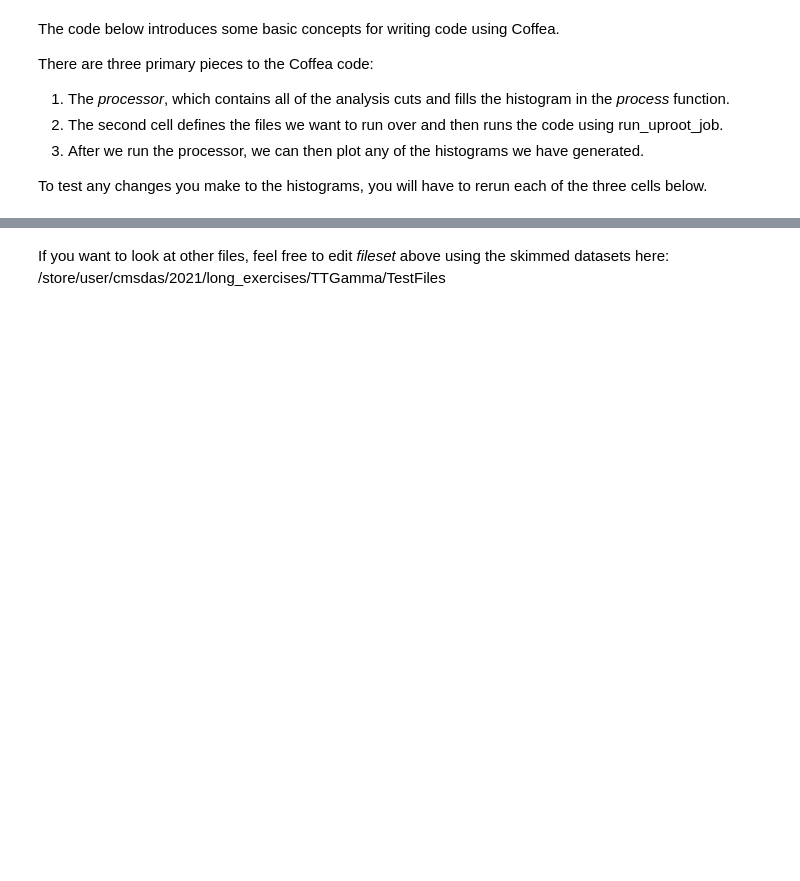
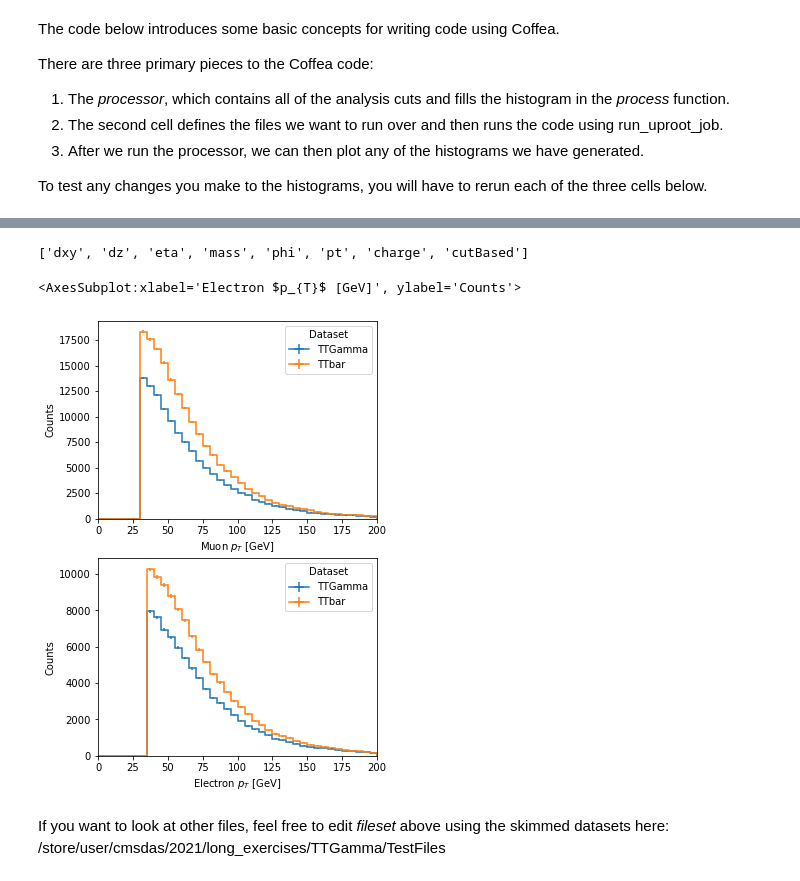
Before and after one commit to xingchen-fan/TTGamma_LongExercise, a Jupyter notebook: TTGammaSelection.ipynb, the cells around one changed output, grey strips where cells are left out. Drawn from its saved outputs; the diff is of its cells as text; code cells hidden in the pictures; blank space fills up the shorter version.

Commit message:
example exercise done

```diff
--- a/TTGammaSelection.ipynb
+++ b/TTGammaSelection.ipynb
@@ -15,3 +15,6 @@ There are three primary pieces to the Coffea code:
 3. After we run the processor, we can then plot any of the histograms we have generated.
 
 To test any changes you make to the histograms, you will have to rerun each of the three cells below.
+# %%
+fname = "root://cmseos.fnal.gov//store/user/cmsdas/2021/long_exercises/TTGamma/TestFiles/TTGamma_1l.root"
+events = NanoEventsFactory.from_root(fname, schemaclass=NanoAODSchema).events()
@@ -18,3 +44,7 @@ To test any changes you make to the histograms, you will have to rerun each of t
+# %%
+events.Electron.fields
+# %% [output]
+['dxy', 'dz', 'eta', 'mass', 'phi', 'pt', 'charge', 'cutBased']
 # %%
 class TTGammaCutflow(processor.ProcessorABC):
     def __init__(self):
@@ -25,8 +55,8 @@ class TTGammaCutflow(processor.ProcessorABC):
         dataset_axis = hist.Cat("dataset", "Dataset")
 
         #Declare an axis for the muon pt
-        muon_pt_axis = hist.Bin("pt", "$p_{T}$ [GeV]", 40, 0, 200)
-
+        muon_pt_axis = hist.Bin("pt", "Muon $p_{T}$ [GeV]", 40, 0, 200)
+        ele_pt_axis  = hist.Bin("pt", "Electron $p_{T}$ [GeV]", 40, 0, 200)
 
         #Define the accumulator object, a dictionary storing all of the histograms and counters
         #that we will fill later in the process function
@@ -35,6 +65,7 @@ class TTGammaCutflow(processor.ProcessorABC):
             ######
             ### Step 1. Add a histogram for the electron pt
             ######
+            'ele_pt' : hist.Hist("Counts", dataset_axis, ele_pt_axis),
         })
 
         ######
@@ -58,6 +89,7 @@ class TTGammaCutflow(processor.ProcessorABC):
         ## The coffea NanoEventSchema packages all muon variables (columns) into the events.Muon object
         ## Each variable can be accessed using muons.key_name
         muons = events.Muon
+        electrons = events.Electron
 
         ######
 
@@ -78,26 +110,36 @@ class TTGammaCutflow(processor.ProcessorABC):
         ### Either remove the ID and iso variables or replace them with the correct electron values.
         ######
 
+        eleSelectTight = ((electrons.pt > 35) &
+                          (abs(electrons.eta) < 2.1) &
+                          ((abs(electrons.eta) < 1.4442) | (abs(electrons.eta) > 1.566)) &
+                          (electrons.cutBased >= 4)
+                         )
+        tightElectrons = electrons[eleSelectTight]
+
         ######
 
         # Select events with exactly one tight muon.
-        eventSelection = (ak.num(tightMuons)==1)
+        eventSelectionMuon = (ak.num(tightMuons)==1)
 
         ######
         ### Step 3. Define a second event selection requiring events with no muons and exactly one electron
         ######
+        eventSelectionEle = ((ak.num(tightElectrons)==1) & (ak.num(tightMuons)==0))
 
         ######
 
         # Fill the muon_pt histogram using the tightMuons in events that pass our selection
         # Note that ak.flatten() is required when filling a histogram to remove the jaggedness
         output['muon_pt'].fill(dataset=dataset,
-                              pt=ak.flatten(tightMuons[eventSelection].pt))
+                              pt=ak.flatten(tightMuons[eventSelectionMuon].pt))
 
         ######
         ### Step 4. Fill the ele_pt histogram you defined earlier
         ######
 
+        output['ele_pt'].fill(dataset=dataset,
+                              pt=ak.flatten(tightElectrons[eventSelectionEle].pt))
 
         ######
 
@@ -127,15 +169,20 @@ output = processor.run_uproot_job(
     {"schema": NanoAODSchema},
 )
 # %%
+import matplotlib.pyplot as plt
+fig, (ax1, ax2) = plt.subplots(2, 1, figsize=(5, 8))
 # Plot the muon_pt histogram, overlaying the distribution for each dataset
 # Sometimes have to run this cell twice for the plot to appear
-hist.plot1d(output['muon_pt'], overlay='dataset')
+hist.plot1d(output['muon_pt'], overlay='dataset', ax=ax1)
 
 
 ######
 ### Step 5. Plot the ele_pt histogram
 ######
-
+hist.plot1d(output['ele_pt'], overlay='dataset', ax=ax2)
 ######
+# %% [output]
+<AxesSubplot:xlabel='Electron $p_{T}$ [GeV]', ylabel='Counts'>
+[figure, added]
 # %% [markdown]
 If you want to look at other files, feel free to edit _fileset_ above using the skimmed datasets here: /store/user/cmsdas/2021/long_exercises/TTGamma/TestFiles
```
Also changed, not shown: parts of 11 cells of this notebook.
